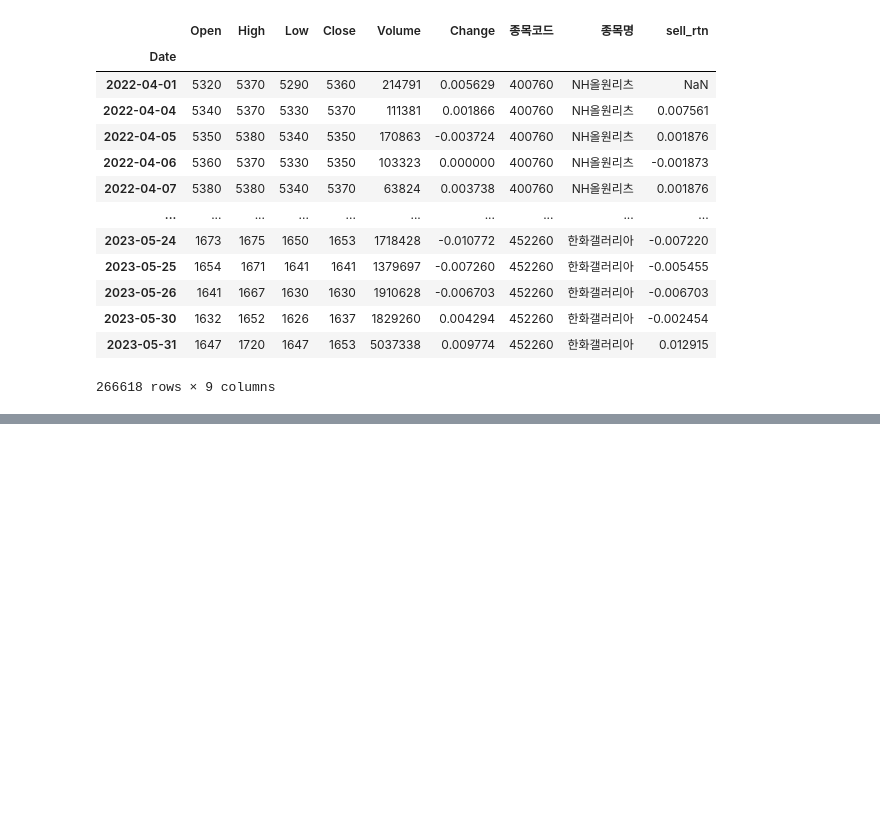
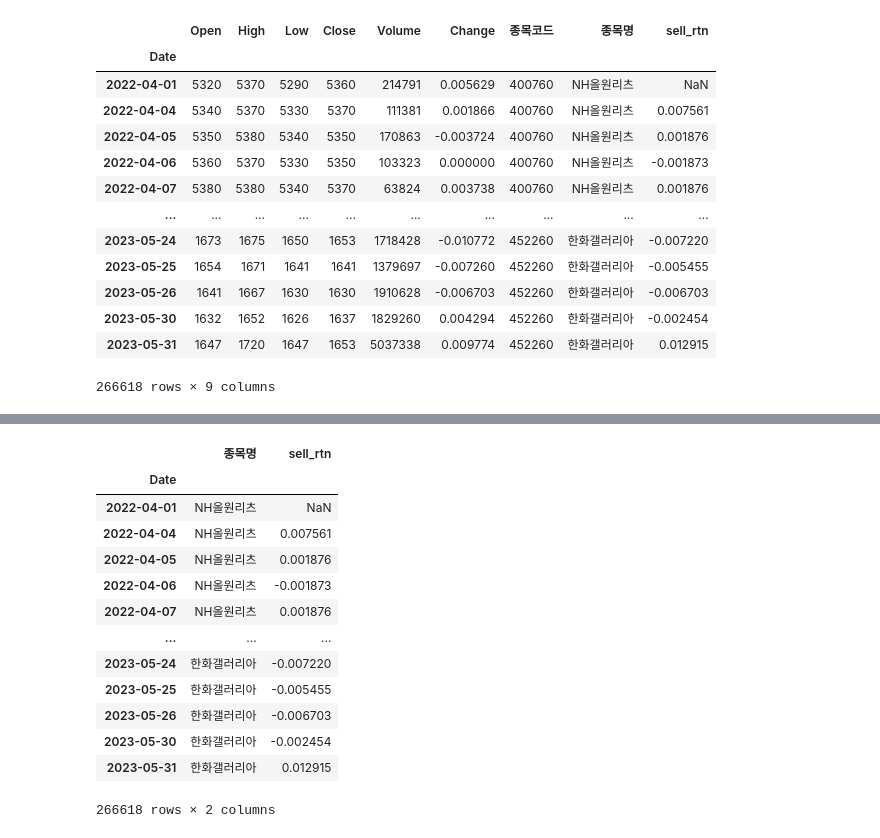
Before and after one commit to minxzzy/hackathon, a Jupyter notebook: need.ipynb, the cells around one changed output, grey strips where cells are left out. Saved outputs shown, nothing was run; the diff lists cells and outputs as text; code cells hidden in the pictures; blank space fills up the shorter version.

```diff
--- a/need.ipynb
+++ b/need.ipynb
@@ -540,0 +591,18 @@ data
+# %%
+acc = code_data.drop(columns=['Open','High','Low','Close','Volume','Change','종목코드'])
+acc
+# %% [output]
+|  | 종목명 | sell_rtn |
+| Date |  |  |
+| 2022-04-01 | NH올원리츠 | NaN |
+| 2022-04-04 | NH올원리츠 | 0.007561 |
+| 2022-04-05 | NH올원리츠 | 0.001876 |
+| 2022-04-06 | NH올원리츠 | -0.001873 |
+| 2022-04-07 | NH올원리츠 | 0.001876 |
+| ... | ... | ... |
+| 2023-05-24 | 한화갤러리아 | -0.007220 |
+| 2023-05-25 | 한화갤러리아 | -0.005455 |
+| 2023-05-26 | 한화갤러리아 | -0.006703 |
+| 2023-05-30 | 한화갤러리아 | -0.002454 |
+| 2023-05-31 | 한화갤러리아 | 0.012915 |
+266618 rows × 2 columns
```
Also changed, not shown: parts of 10 cells of this notebook.
